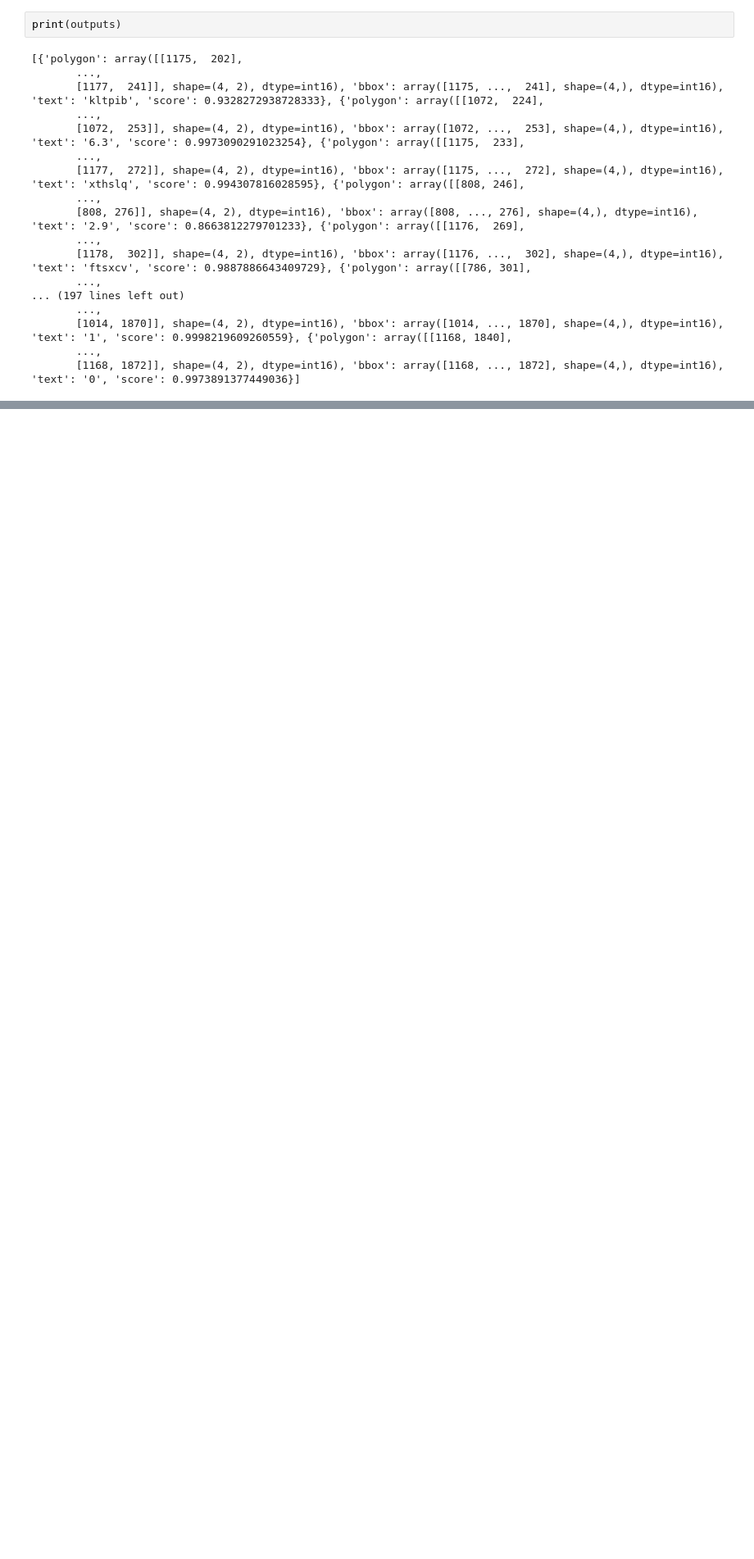
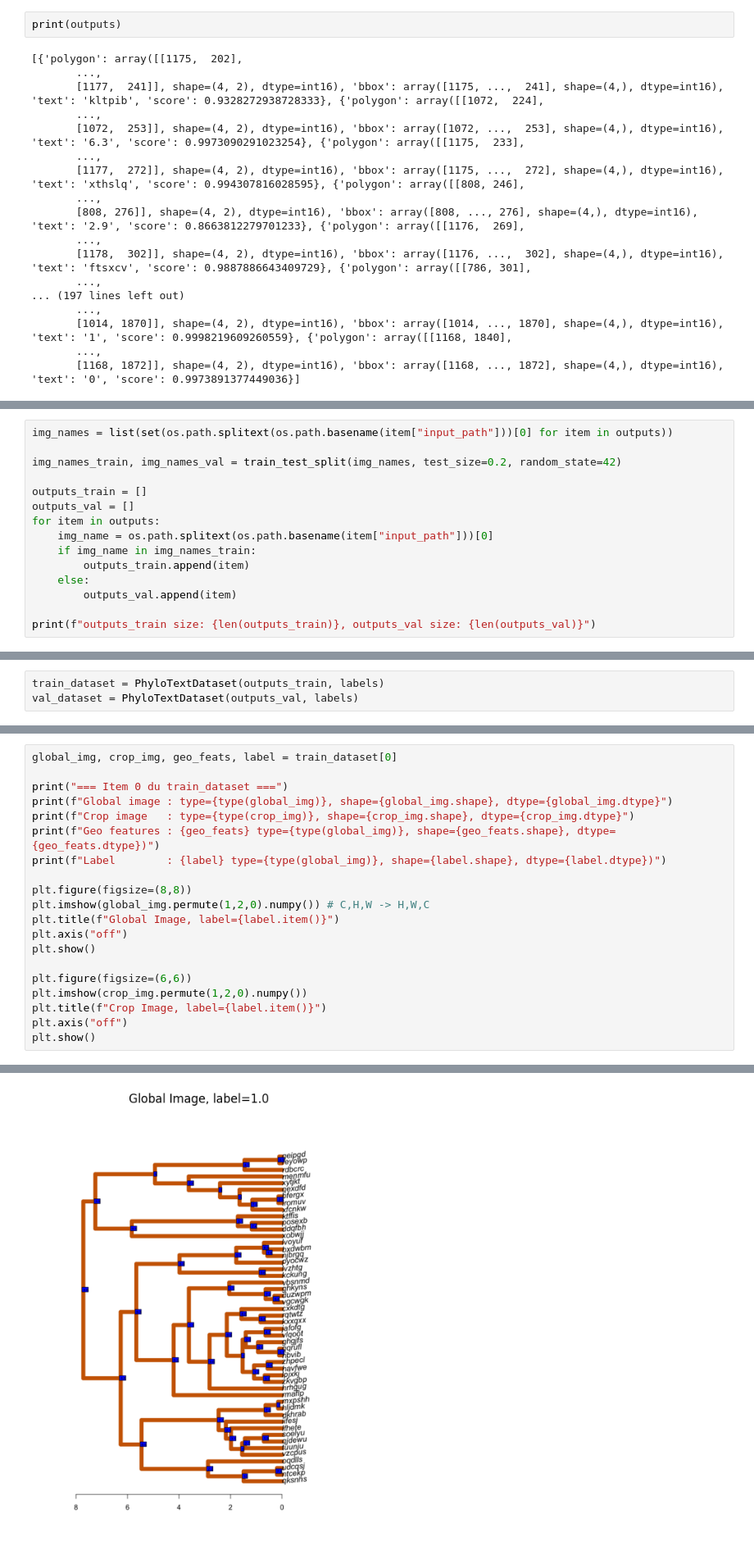
Before and after one commit to BDorian332/ITPT, a Jupyter notebook: dev/_notebooks/label-extraction-paddleocr.ipynb, the cells around one changed output, grey strips where cells are left out. Shown at 82% size. Saved outputs shown, nothing was run; the diff lists cells and outputs as text; blank space fills up the shorter version.

Commit message:
added labelling

```diff
--- a/dev/_notebooks/label-extraction-paddleocr.ipynb
+++ b/dev/_notebooks/label-extraction-paddleocr.ipynb
@@ -150,0 +512,15 @@ for i, entry in enumerate(filtered_text_boxes[:20], 1):
+# %%
+img_names = list(set(os.path.splitext(os.path.basename(item["input_path"]))[0] for item in outputs))
+
+img_names_train, img_names_val = train_test_split(img_names, test_size=0.2, random_state=42)
+
+outputs_train = []
+outputs_val = []
+for item in outputs:
+    img_name = os.path.splitext(os.path.basename(item["input_path"]))[0]
+    if img_name in img_names_train:
+        outputs_train.append(item)
+    else:
+        outputs_val.append(item)
+
+print(f"outputs_train size: {len(outputs_train)}, outputs_val size: {len(outputs_val)}")
@@ -150,0 +529,3 @@ for i, entry in enumerate(filtered_text_boxes[:20], 1):
+# %%
+train_dataset = PhyloTextDataset(outputs_train, labels)
+val_dataset = PhyloTextDataset(outputs_val, labels)
@@ -150,0 +535,21 @@ for i, entry in enumerate(filtered_text_boxes[:20], 1):
+# %%
+global_img, crop_img, geo_feats, label = train_dataset[0]
+
+print("=== Item 0 du train_dataset ===")
+print(f"Global image : type={type(global_img)}, shape={global_img.shape}, dtype={global_img.dtype}")
+print(f"Crop image   : type={type(crop_img)}, shape={crop_img.shape}, dtype={crop_img.dtype}")
+print(f"Geo features : {geo_feats} type={type(global_img)}, shape={geo_feats.shape}, dtype={geo_feats.dtype})")
+print(f"Label        : {label} type={type(global_img)}, shape={label.shape}, dtype={label.dtype})")
+
+plt.figure(figsize=(8,8))
+plt.imshow(global_img.permute(1,2,0).numpy()) # C,H,W -> H,W,C
+plt.title(f"Global Image, label={label.item()}")
+plt.axis("off")
+plt.show()
+
+plt.figure(figsize=(6,6))
+plt.imshow(crop_img.permute(1,2,0).numpy())
+plt.title(f"Crop Image, label={label.item()}")
+plt.axis("off")
+plt.show()
+# %% [output]
@@ -150,0 +561 @@ for i, entry in enumerate(filtered_text_boxes[:20], 1):
+[figure, added]
```
Also changed, not shown: parts of 26 cells of this notebook, 2 other files.
